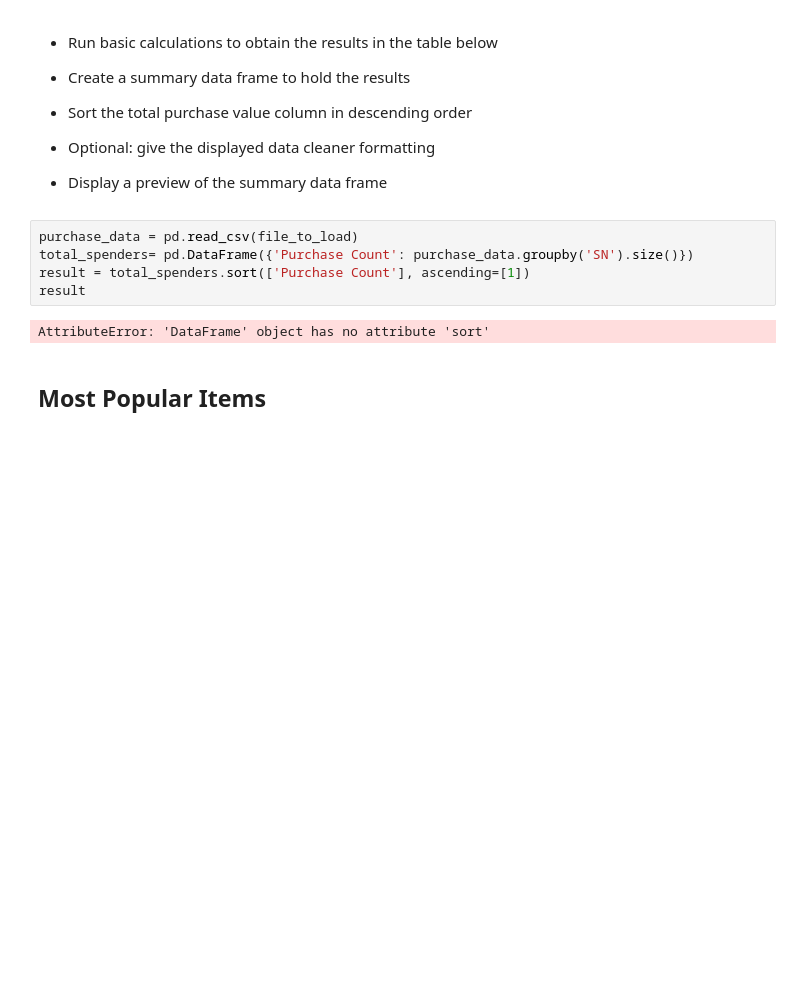
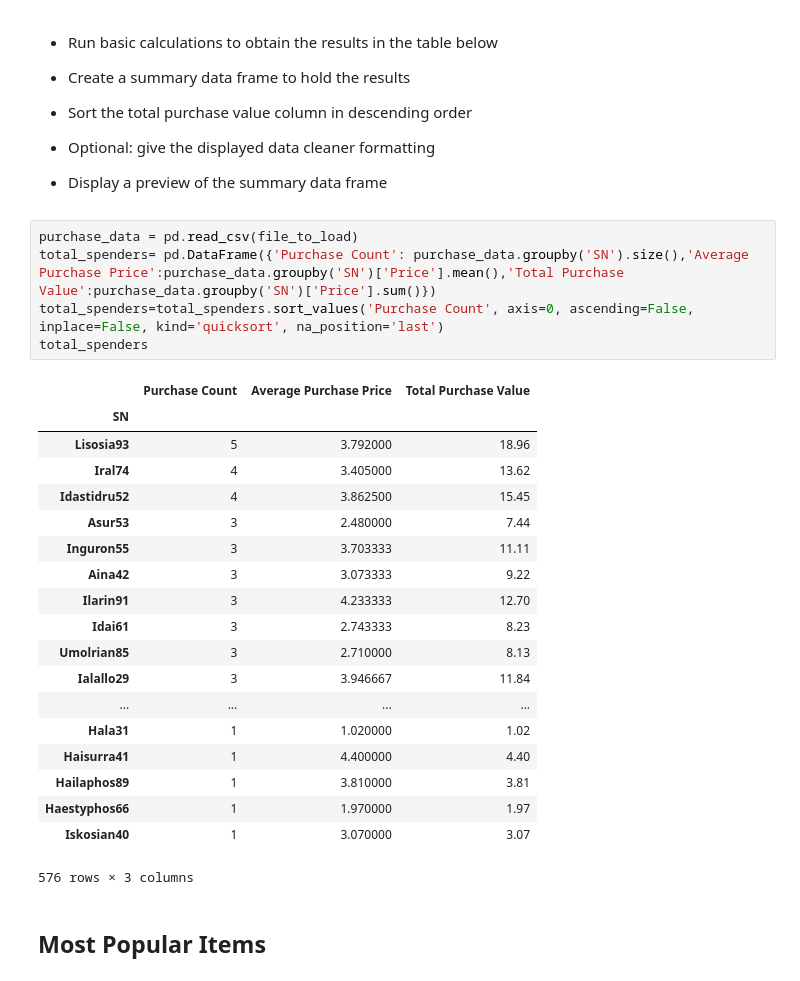
Before and after one commit to rgundachar/pandas-challenge, a Jupyter notebook: HeroesOfPymoli_starter.ipynb, the cells around one changed output. Cells and saved outputs as stored; diff of their text form; blank space fills up the shorter version.

```diff
--- a/HeroesOfPymoli_starter.ipynb
+++ b/HeroesOfPymoli_starter.ipynb
@@ -197,11 +197,29 @@ Puchase_Analysis_Byage
 * Display a preview of the summary data frame
 # %%
 purchase_data = pd.read_csv(file_to_load)
-total_spenders= pd.DataFrame({'Purchase Count': purchase_data.groupby('SN').size()})
-result = total_spenders.sort(['Purchase Count'], ascending=[1])
-result
+total_spenders= pd.DataFrame({'Purchase Count': purchase_data.groupby('SN').size(),'Average Purchase Price':purchase_data.groupby('SN')['Price'].mean(),'Total Purchase Value':purchase_data.groupby('SN')['Price'].sum()})
+total_spenders=total_spenders.sort_values('Purchase Count', axis=0, ascending=False, inplace=False, kind='quicksort', na_position='last')
+total_spenders
 # %% [output]
+|  | Purchase Count | Average Purchase Price | Total Purchase Value |
+| SN |  |  |  |
+| Lisosia93 | 5 | 3.792000 | 18.96 |
+| Iral74 | 4 | 3.405000 | 13.62 |
+| Idastidru52 | 4 | 3.862500 | 15.45 |
+| Asur53 | 3 | 2.480000 | 7.44 |
+| Inguron55 | 3 | 3.703333 | 11.11 |
+| Aina42 | 3 | 3.073333 | 9.22 |
+| Ilarin91 | 3 | 4.233333 | 12.70 |
+| Idai61 | 3 | 2.743333 | 8.23 |
+| Umolrian85 | 3 | 2.710000 | 8.13 |
+| Ialallo29 | 3 | 3.946667 | 11.84 |
+| ... | ... | ... | ... |
+| Hala31 | 1 | 1.020000 | 1.02 |
+| Haisurra41 | 1 | 4.400000 | 4.40 |
+| Hailaphos89 | 1 | 3.810000 | 3.81 |
+| Haestyphos66 | 1 | 1.970000 | 1.97 |
+| Iskosian40 | 1 | 3.070000 | 3.07 |
-AttributeError: 'DataFrame' object has no attribute 'sort'
+576 rows × 3 columns
 # %% [markdown]
 ## Most Popular Items
 # %% [markdown]
```
Also changed, not shown: parts of 2 cells of this notebook.
